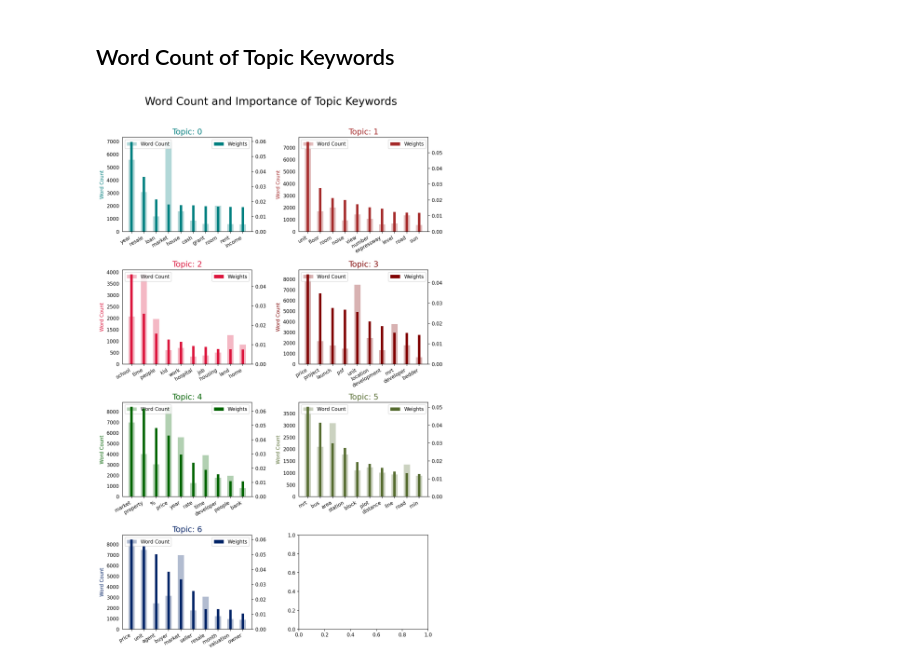
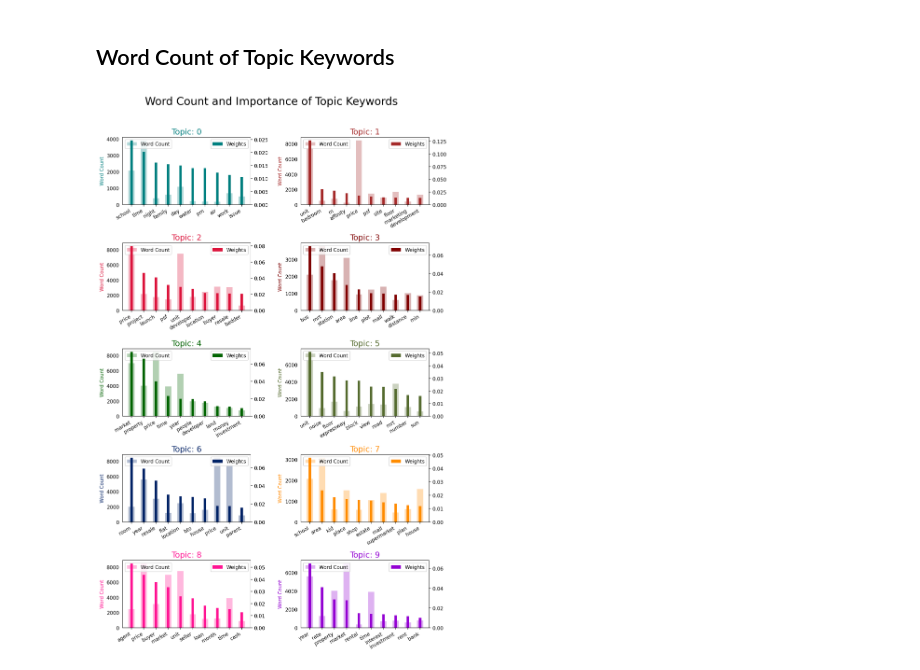
Before and after one commit to Shawntwj/HDB_price_prediction, a Jupyter notebook: Hardwarezone Sentiment and Topic/4. Topic modelling/unigram/LDA topic modelling (before covid).ipynb, the cells around one changed output. Drawn from its saved outputs; the diff is of its cells as text; code cells hidden in the pictures.

Commit message:
finished tidying up LDA data

```diff
--- a/Hardwarezone Sentiment and Topic/4. Topic modelling/unigram/LDA topic modelling (before covid).ipynb
+++ b/Hardwarezone Sentiment and Topic/4. Topic modelling/unigram/LDA topic modelling (before covid).ipynb
@@ -49,19 +45,9 @@ warnings.filterwarnings('ignore')
 #!pip install https://github.com/explosion/spacy-models/releases/download/en_core_web_sm-3.0.0/en_core_web_sm-3.0.0.tar.gz
 #!pip install pyLDAvis
 # %%
-df = pd.read_csv('beforecovid.csv')
-df.head() #Filter by dates and then keep text?
-
-df = df[["Date","text"]]
+df = pd.read_csv('../beforecovid.csv')
 
 df["Year"] = df["Date"].str.split("-").str[2]
-
-
-
-# drop
-# groupby year
-# LDA
-# bert
 # %%
 df["Year"].value_counts()
 # %% [output]
@@ -87,7 +74,7 @@ df_assigned['clean_text']  = df_assigned['clean_text'].apply(lambda x: x.lower()
 df_assigned['clean_text']  = [word_tokenize(row) for row in df_assigned['text']]
 # remove stopwords
 stop_words = stopwords.words('english')
-new_stop_words = ['u','m','lol','condo','said','also',"click","expand","http","www","com","https",'from', 'subject', 're', 'edu', 'use']
+new_stop_words = ['u','m','lol','condo','said','also',"click","expand","http","www","com","https",'from', 'subject', 're', 'edu', 'use',"lah","haha","#","%"]
 stop_words.extend(new_stop_words)
 def remove_stopwords(text):
     return [w for w in text if w not in stop_words]
@@ -130,0 +128,9 @@ plt.show()
+# %%
+new_tokens = []
+for i in df_assigned["clean_text"].tolist():
+    new_tokens+= i
+counted_2= Counter(new_tokens)
+word_pairs =pd.DataFrame(counted_2.items(),columns=["pairs","frequency"]).sort_values(by="frequency",ascending=False)
+
+fig, axes = plt.subplots(1,1,figsize=(8,8))
+sns.barplot(x='frequency',y='pairs',data=word_pairs.head(30))
@@ -224,7 +233,7 @@ plt.show()
 # %% [markdown]
 ### Final LDA Model
 # %%
-ntopics_des_name = 7
+ntopics_des_name = 10
 
 lda_model_des_name = gensim.models.LdaMulticore(corpus=corpus,
                                        id2word=id2word,
@@ -340,33 +365,33 @@ data_flat = [w for w_list in data_lemmatized for w in w_list]
 counter = Counter(data_flat)
 
 out = []
 for i, topic in topics:
     for word, weight in topic:
         out.append([word, i , weight, counter[word]])
 
 df = pd.DataFrame(out, columns=['word', 'topic_id', 'importance', 'word_count'])
 
 # Plot Word Count and Weights of Topic Keywords
-fig, axes = plt.subplots(4, 2, figsize=(10,15), dpi=160,facecolor='white')
+fig, axes = plt.subplots(5, 2, figsize=(10,15), dpi=160,facecolor='white')
 cols = ['#008080', '#A52A2A', '#DC143C', '#800000', '#006400', '#556b2f', '#002366', '#ff8c00', '#FF1493', '#9400D3',
         '#ba55d3', '#b8860b', '#C71585', '#00ff7f', '#00004C', '#00008B', '#B8860B', '#DEB887', '#8A2BE2', '#1b364a']
 
 for i, ax in enumerate(axes.flatten()):
     if i > ntopics_des_name - 1: # break when all topics are shown
         break
     ax.bar(x='word', height="word_count", data=df.loc[df.topic_id==i, :], color=cols[i], width=0.5, alpha=0.3, label='Word Count')
     ax_twin = ax.twinx()
     ax_twin.bar(x='word', height="importance", data=df.loc[df.topic_id==i, :], color=cols[i], width=0.2, label='Weights')
     ax.set_ylabel('Word Count', color=cols[i])
     ax.set_title('Topic: ' + str(i), color=cols[i], fontsize=16)
     ax.tick_params(axis='y', left=False)
     ax.set_xticklabels(df.loc[df.topic_id==i, 'word'], rotation=30, horizontalalignment= 'right')
     ax.legend(loc='upper left'); ax_twin.legend(loc='upper right')
 
 
 fig.tight_layout(w_pad=2)
 fig.suptitle('Word Count and Importance of Topic Keywords', fontsize=22, y=1.05)
-plt.savefig('lda_topics_before_unigram.png',facecolor=fig.get_facecolor(), transparent=True)
+plt.savefig('unigram_lda_topics_after.png',facecolor=fig.get_facecolor(), transparent=True)
 plt.show()
 # %% [output]
-[figure, old version]
+[figure, new version]
```
Also changed, not shown: parts of 17 cells of this notebook, 3 other files.
